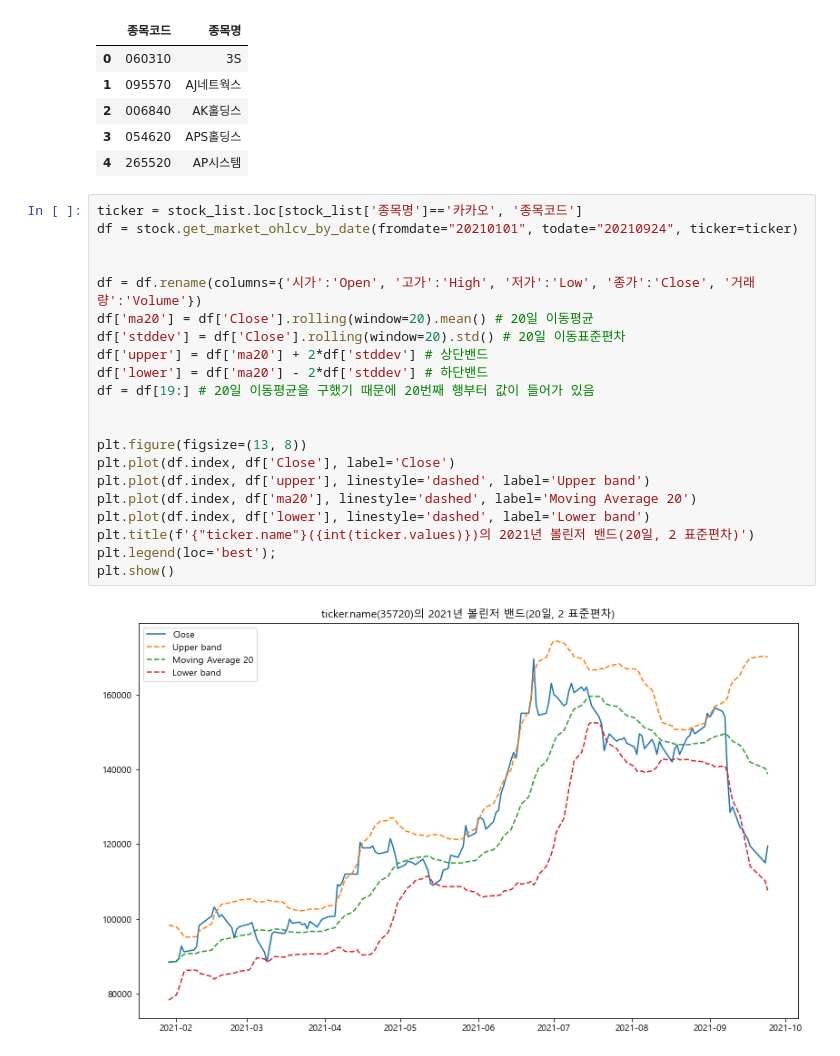
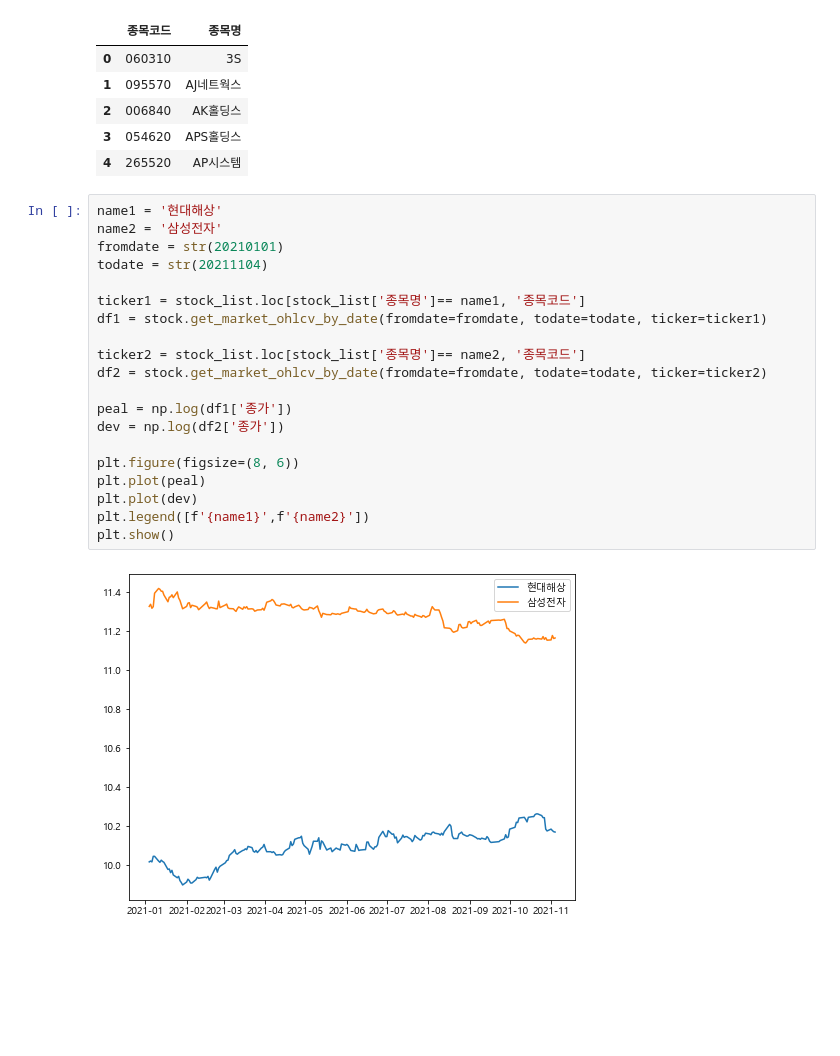
Before and after one commit to ghdakrk/Study_quant, a Jupyter notebook: pair_trading.ipynb, the cells around one changed output. Cells and saved outputs as stored; diff of their text form; blank space fills up the shorter version.

```diff
--- a/pair_trading.ipynb
+++ b/pair_trading.ipynb
@@ -28,26 +28,25 @@ stock_list.head()
 | 2 | 006840 | AK홀딩스 |
 | 3 | 054620 | APS홀딩스 |
 | 4 | 265520 | AP시스템 |
-# %%
-ticker = stock_list.loc[stock_list['종목명']=='카카오', '종목코드']
-df = stock.get_market_ohlcv_by_date(fromdate="20210101", todate="20210924", ticker=ticker)
-
-
-df = df.rename(columns={'시가':'Open', '고가':'High', '저가':'Low', '종가':'Close', '거래량':'Volume'})
-df['ma20'] = df['Close'].rolling(window=20).mean() # 20일 이동평균
-df['stddev'] = df['Close'].rolling(window=20).std() # 20일 이동표준편차
-df['upper'] = df['ma20'] + 2*df['stddev'] # 상단밴드
-df['lower'] = df['ma20'] - 2*df['stddev'] # 하단밴드
-df = df[19:] # 20일 이동평균을 구했기 때문에 20번째 행부터 값이 들어가 있음
-
-
-plt.figure(figsize=(13, 8))
-plt.plot(df.index, df['Close'], label='Close')
-plt.plot(df.index, df['upper'], linestyle='dashed', label='Upper band')
-plt.plot(df.index, df['ma20'], linestyle='dashed', label='Moving Average 20')
-plt.plot(df.index, df['lower'], linestyle='dashed', label='Lower band')
-plt.title(f'{"ticker.name"}({int(ticker.values)})의 2021년 볼린저 밴드(20일, 2 표준편차)')
-plt.legend(loc='best');
-plt.show()
-# %% [output]
-[figure, removed]
+# %%
+name1 = '현대해상'
+name2 = '삼성전자'
+fromdate = str(20210101)
+todate = str(20211104)
+
+ticker1 = stock_list.loc[stock_list['종목명']== name1, '종목코드']
+df1 = stock.get_market_ohlcv_by_date(fromdate=fromdate, todate=todate, ticker=ticker1)
+
+ticker2 = stock_list.loc[stock_list['종목명']== name2, '종목코드']
+df2 = stock.get_market_ohlcv_by_date(fromdate=fromdate, todate=todate, ticker=ticker2)
+
+peal = np.log(df1['종가'])
+dev = np.log(df2['종가'])
+
+plt.figure(figsize=(8, 6))
+plt.plot(peal)
+plt.plot(dev)
+plt.legend([f'{name1}',f'{name2}'])
+plt.show()
+# %% [output]
+[figure, added]
```
Also changed, not shown: parts of 8 cells of this notebook.
